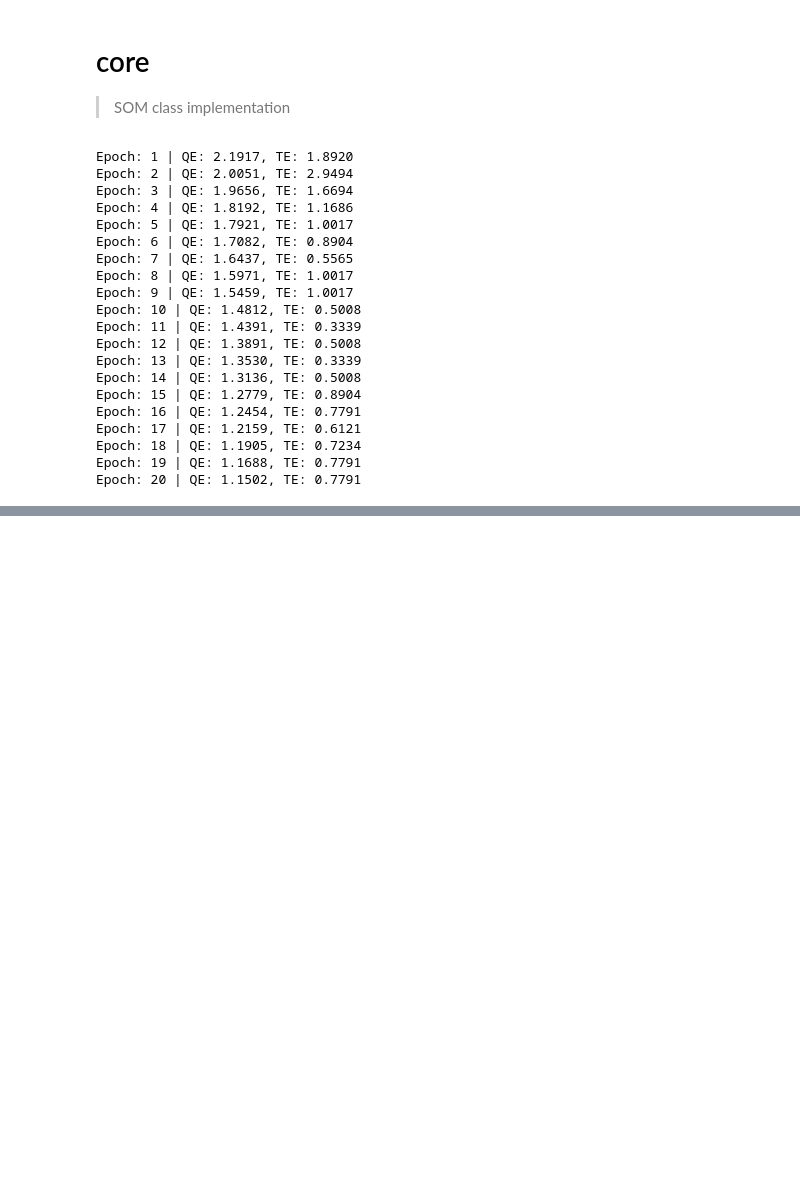
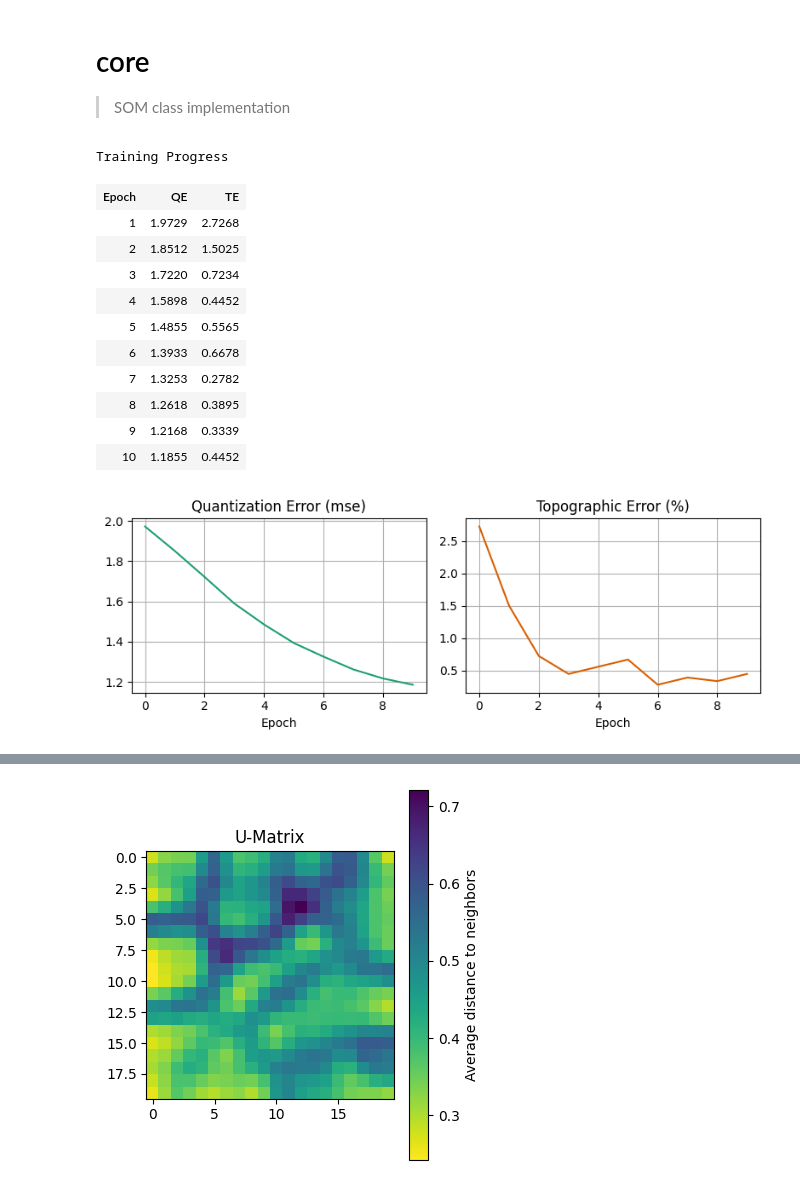
Before and after one commit to franckalbinet/teuvo, a Jupyter notebook: nbs/00_core.ipynb, the cells around one changed output, grey strips where cells are left out. Cells and saved outputs as stored; diff of their text form; code cells hidden in the pictures; blank space fills up the shorter version.

```diff
--- a/nbs/00_core.ipynb
+++ b/nbs/00_core.ipynb
@@ -263,32 +350,26 @@ def plot_umatrix(self:SOM,
 # %%
 #| eval: false
 # Load and normalize MNIST data
 from sklearn.datasets import load_digits
 
 X, y = load_digits(return_X_y=True)
 X_norm = (X - np.mean(X, axis=-1, keepdims=True))/X.max()
 
 # Create and train SOM
 som = SOM(grid_sz=(20,20), input_dim=64, init='pca')
-som.fit(X_norm, n_epochs=20);
+_ = som.fit(X_norm, n_epochs=10, verbose=True)
+som.plot_umatrix(figsize=(4,4))
 # %% [output]
-Epoch: 1 | QE: 2.1917, TE: 1.8920
-Epoch: 2 | QE: 2.0051, TE: 2.9494
-Epoch: 3 | QE: 1.9656, TE: 1.6694
-Epoch: 4 | QE: 1.8192, TE: 1.1686
-Epoch: 5 | QE: 1.7921, TE: 1.0017
-Epoch: 6 | QE: 1.7082, TE: 0.8904
-Epoch: 7 | QE: 1.6437, TE: 0.5565
-Epoch: 8 | QE: 1.5971, TE: 1.0017
-Epoch: 9 | QE: 1.5459, TE: 1.0017
-Epoch: 10 | QE: 1.4812, TE: 0.5008
-Epoch: 11 | QE: 1.4391, TE: 0.3339
-Epoch: 12 | QE: 1.3891, TE: 0.5008
-Epoch: 13 | QE: 1.3530, TE: 0.3339
-Epoch: 14 | QE: 1.3136, TE: 0.5008
-Epoch: 15 | QE: 1.2779, TE: 0.8904
-Epoch: 16 | QE: 1.2454, TE: 0.7791
-Epoch: 17 | QE: 1.2159, TE: 0.6121
-Epoch: 18 | QE: 1.1905, TE: 0.7234
-Epoch: 19 | QE: 1.1688, TE: 0.7791
-Epoch: 20 | QE: 1.1502, TE: 0.7791
+Training Progress
+| Epoch | QE | TE |
+| 1 | 1.9729 | 2.7268 |
+| 2 | 1.8512 | 1.5025 |
+| 3 | 1.7220 | 0.7234 |
+| 4 | 1.5898 | 0.4452 |
+| 5 | 1.4855 | 0.5565 |
+| 6 | 1.3933 | 0.6678 |
+| 7 | 1.3253 | 0.2782 |
+| 8 | 1.2618 | 0.3895 |
+| 9 | 1.2168 | 0.3339 |
+| 10 | 1.1855 | 0.4452 |
+[figure, added]
@@ -295,3 +377,4 @@ Epoch: 20 | QE: 1.1502, TE: 0.7791
+[figure, added]
 # %%
 #| hide
 import nbdev; nbdev.nbdev_export()
```
Also changed, not shown: parts of 7 cells of this notebook, 15 other files.
